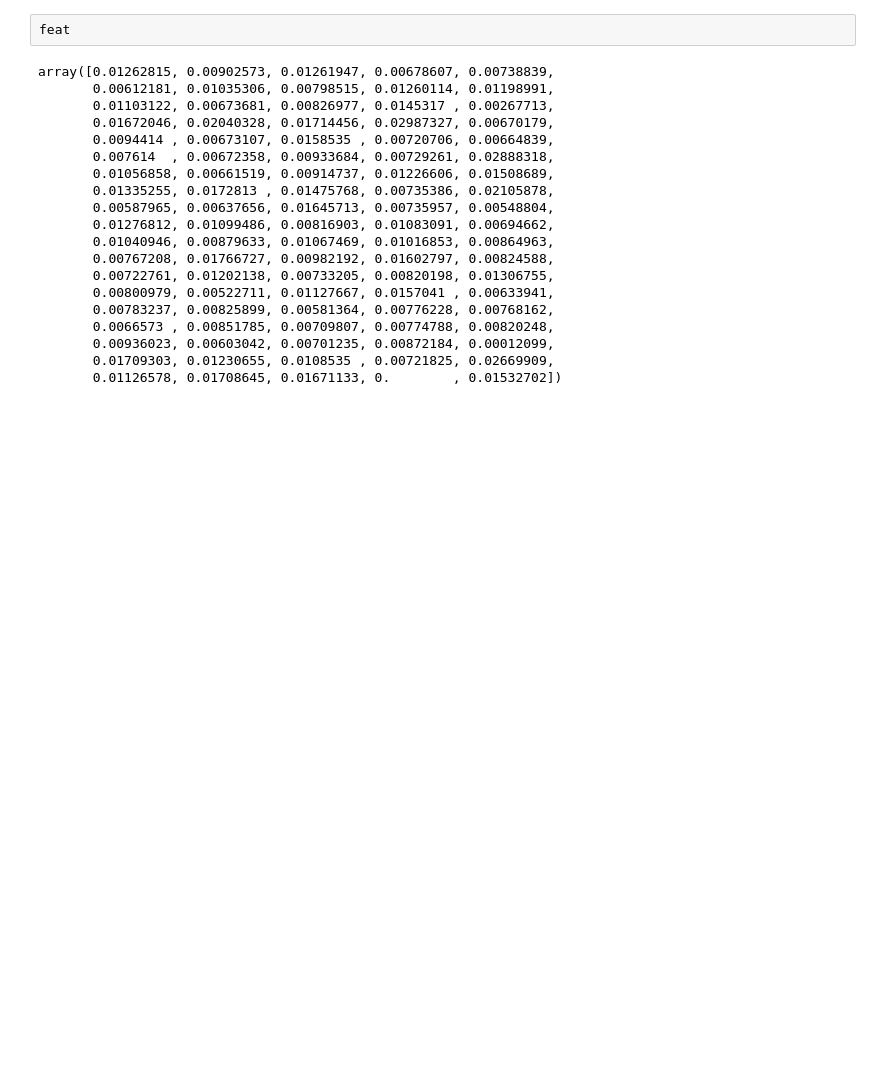
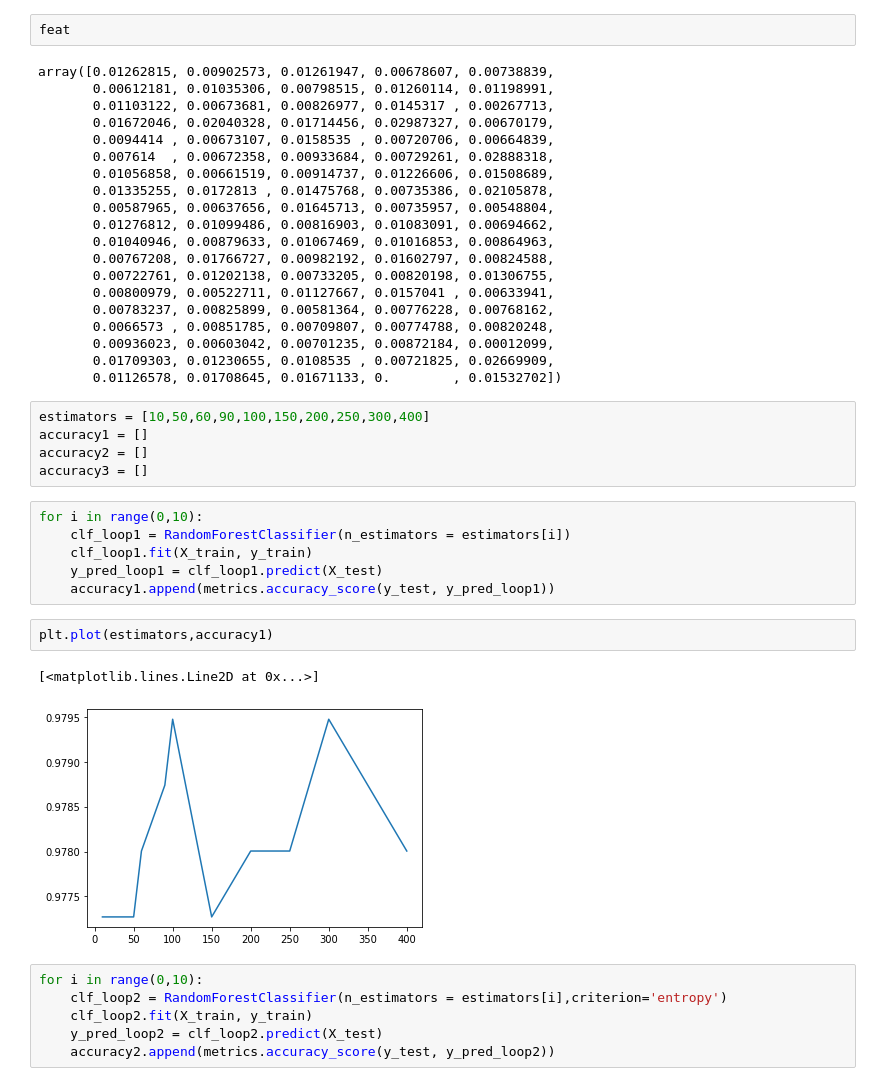
Before and after one commit to RushilPatel0703/ACML_Project, a Jupyter notebook: ACML_Project_Draft.ipynb, the cells around one changed output. Cells and saved outputs as stored; diff of their text form; blank space fills up the shorter version.

```diff
--- a/ACML_Project_Draft.ipynb
+++ b/ACML_Project_Draft.ipynb
@@ -75,3 +75,25 @@ array([0.01262815, 0.00902573, 0.01261947, 0.00678607, 0.00738839,
        0.00936023, 0.00603042, 0.00701235, 0.00872184, 0.00012099,
        0.01709303, 0.01230655, 0.0108535 , 0.00721825, 0.02669909,
        0.01126578, 0.01708645, 0.01671133, 0.        , 0.01532702])
+# %%
+estimators = [10,50,60,90,100,150,200,250,300,400]
+accuracy1 = []
+accuracy2 = []
+accuracy3 = []
+# %%
+for i in range(0,10):
+    clf_loop1 = RandomForestClassifier(n_estimators = estimators[i])
+    clf_loop1.fit(X_train, y_train)
+    y_pred_loop1 = clf_loop1.predict(X_test)
+    accuracy1.append(metrics.accuracy_score(y_test, y_pred_loop1))
+# %%
+plt.plot(estimators,accuracy1)
+# %% [output]
+[<matplotlib.lines.Line2D at 0x...>]
+[figure, added]
+# %%
+for i in range(0,10):
+    clf_loop2 = RandomForestClassifier(n_estimators = estimators[i],criterion='entropy')
+    clf_loop2.fit(X_train, y_train)
+    y_pred_loop2 = clf_loop2.predict(X_test)
+    accuracy2.append(metrics.accuracy_score(y_test, y_pred_loop2))
```
Also changed, not shown: parts of 4 cells of this notebook.
